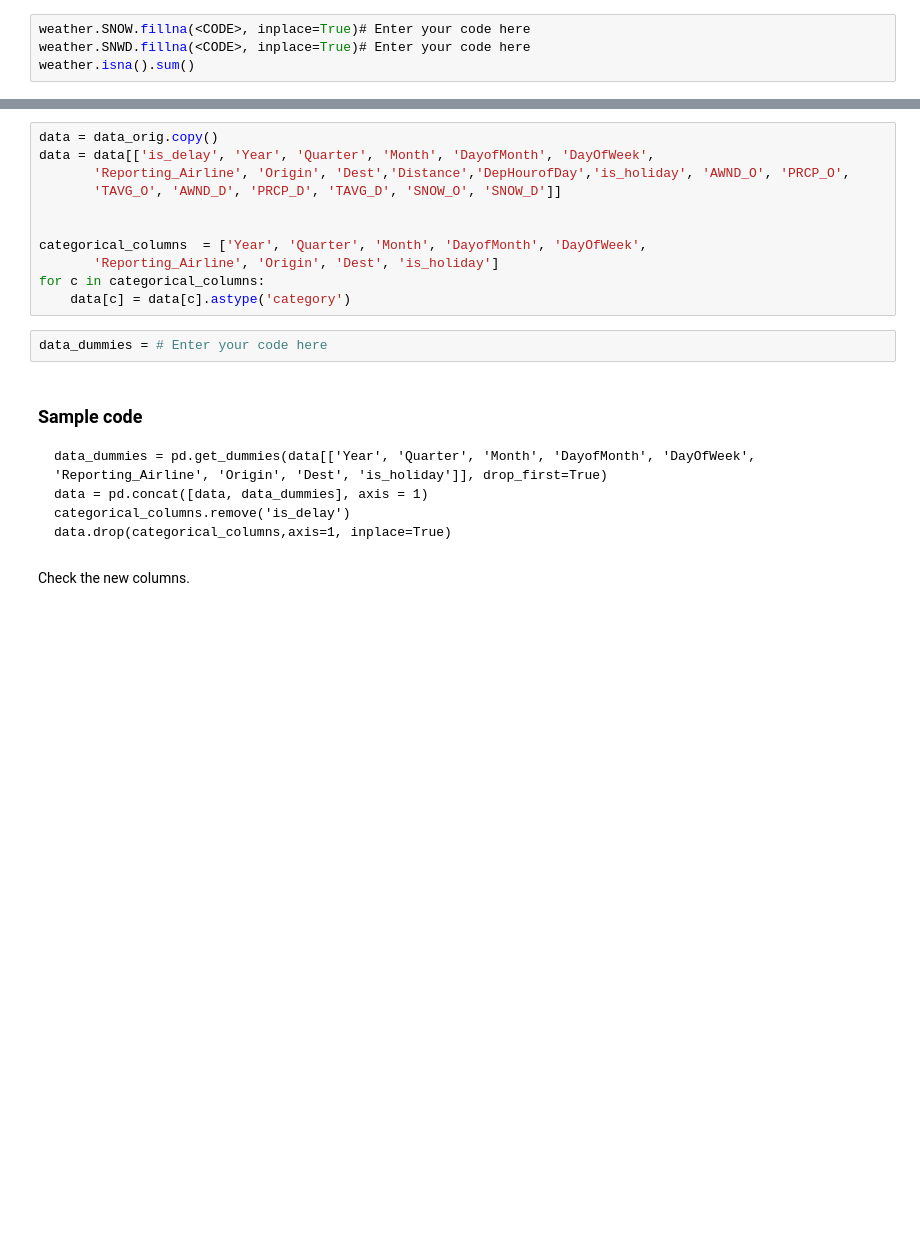
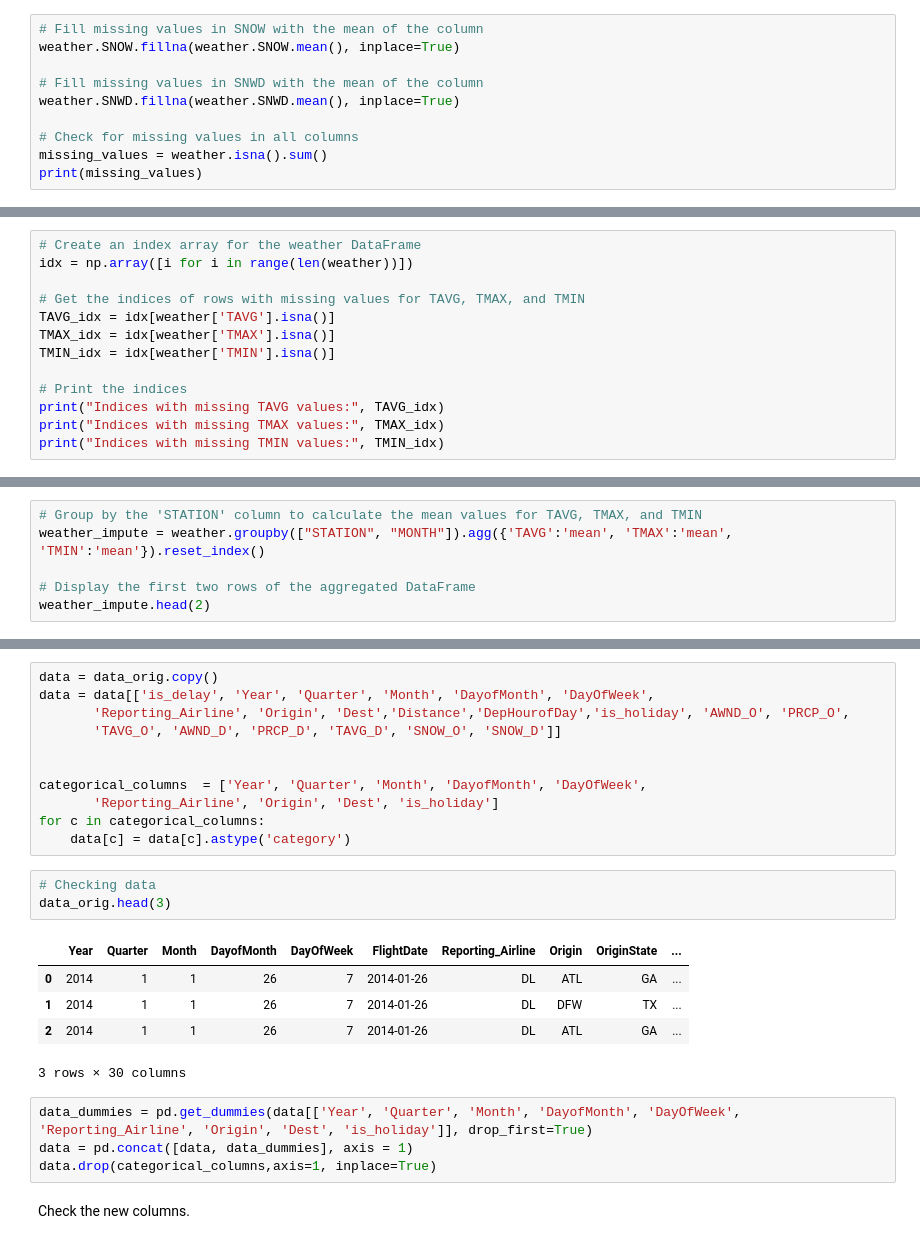
Before and after one commit to hassan-saleem/project2, a Jupyter notebook: onpremises.ipynb, the cells around one changed output, grey strips where cells are left out. Cells and saved outputs as stored; diff of their text form; blank space fills up the shorter version.

````diff
--- a/onpremises.ipynb
+++ b/onpremises.ipynb
@@ -1070,7 +1100,13 @@ weather.head()
 ```
 # %% [markdown]
 Analyze and handle the `SNOW` and `SNWD` columns for missing values using `fillna()`. Use the `isna()` function to check the missing values for all the columns.
-# %%
-weather.SNOW.fillna(<CODE>, inplace=True)# Enter your code here
-weather.SNWD.fillna(<CODE>, inplace=True)# Enter your code here
-weather.isna().sum()
+# %%
+# Fill missing values in SNOW with the mean of the column
+weather.SNOW.fillna(weather.SNOW.mean(), inplace=True)
+
+# Fill missing values in SNWD with the mean of the column
+weather.SNWD.fillna(weather.SNWD.mean(), inplace=True)
+
+# Check for missing values in all columns
+missing_values = weather.isna().sum()
+print(missing_values)
@@ -1086,0 +1130,13 @@ TAVG_idx
+# %%
+# Create an index array for the weather DataFrame
+idx = np.array([i for i in range(len(weather))])
+
+# Get the indices of rows with missing values for TAVG, TMAX, and TMIN
+TAVG_idx = idx[weather['TAVG'].isna()]
+TMAX_idx = idx[weather['TMAX'].isna()]
+TMIN_idx = idx[weather['TMIN'].isna()]
+
+# Print the indices
+print("Indices with missing TAVG values:", TAVG_idx)
+print("Indices with missing TMAX values:", TMAX_idx)
+print("Indices with missing TMIN values:", TMIN_idx)
@@ -1103,0 +1168,6 @@ weather_impute.head(2)
+# %%
+# Group by the 'STATION' column to calculate the mean values for TAVG, TMAX, and TMIN
+weather_impute = weather.groupby(["STATION", "MONTH"]).agg({'TAVG':'mean', 'TMAX':'mean', 'TMIN':'mean'}).reset_index()
+
+# Display the first two rows of the aggregated DataFrame
+weather_impute.head(2)
@@ -1154,17 +1254,19 @@ categorical_columns  = ['Year', 'Quarter', 'Month', 'DayofMonth', 'DayOfWeek',
        'Reporting_Airline', 'Origin', 'Dest', 'is_holiday']
 for c in categorical_columns:
     data[c] = data[c].astype('category')
-# %%
-data_dummies = # Enter your code here
-# %% [markdown]
-### Sample code
-
-```
-data_dummies = pd.get_dummies(data[['Year', 'Quarter', 'Month', 'DayofMonth', 'DayOfWeek', 'Reporting_Airline', 'Origin', 'Dest', 'is_holiday']], drop_first=True)
-data = pd.concat([data, data_dummies], axis = 1)
-categorical_columns.remove('is_delay')
-data.drop(categorical_columns,axis=1, inplace=True)
-```
+# %%
+# Checking data
+data_orig.head(3)
+# %% [output]
+|  | Year | Quarter | Month | DayofMonth | DayOfWeek | FlightDate | Reporting_Airline | Origin | OriginState | ... |
+| 0 | 2014 | 1 | 1 | 26 | 7 | 2014-01-26 | DL | ATL | GA | ... |
+| 1 | 2014 | 1 | 1 | 26 | 7 | 2014-01-26 | DL | DFW | TX | ... |
+| 2 | 2014 | 1 | 1 | 26 | 7 | 2014-01-26 | DL | ATL | GA | ... |
+3 rows × 30 columns
+# %%
+data_dummies = pd.get_dummies(data[['Year', 'Quarter', 'Month', 'DayofMonth', 'DayOfWeek', 'Reporting_Airline', 'Origin', 'Dest', 'is_holiday']], drop_first=True)
+data = pd.concat([data, data_dummies], axis = 1)
+data.drop(categorical_columns,axis=1, inplace=True)
 # %% [markdown]
 Check the new columns.
 # %%
````
Also changed, not shown: parts of 21 cells of this notebook.
